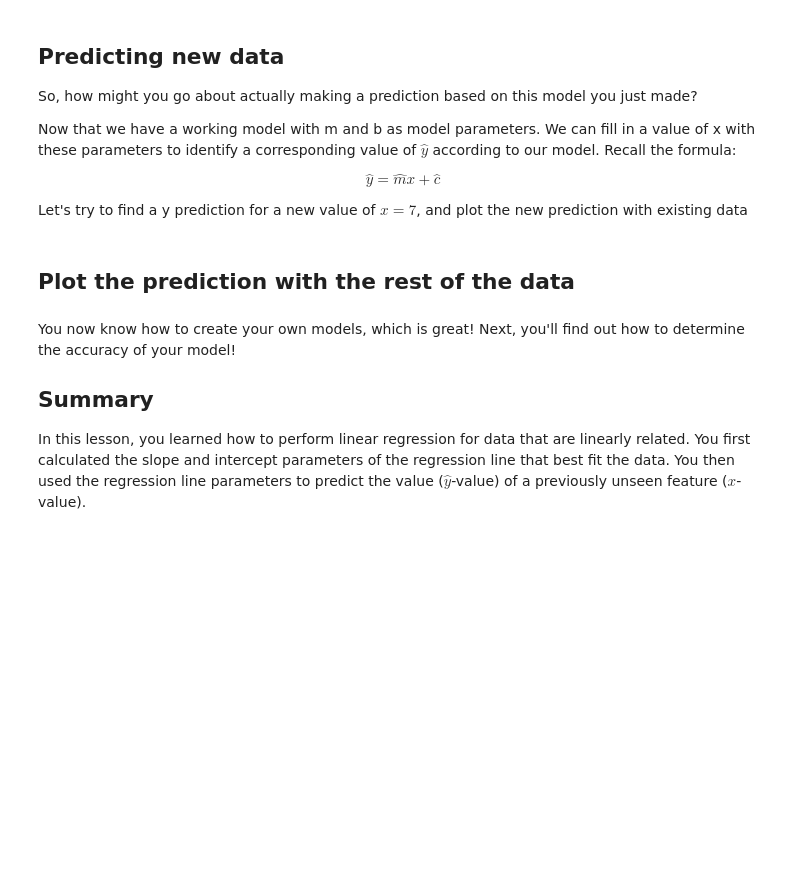
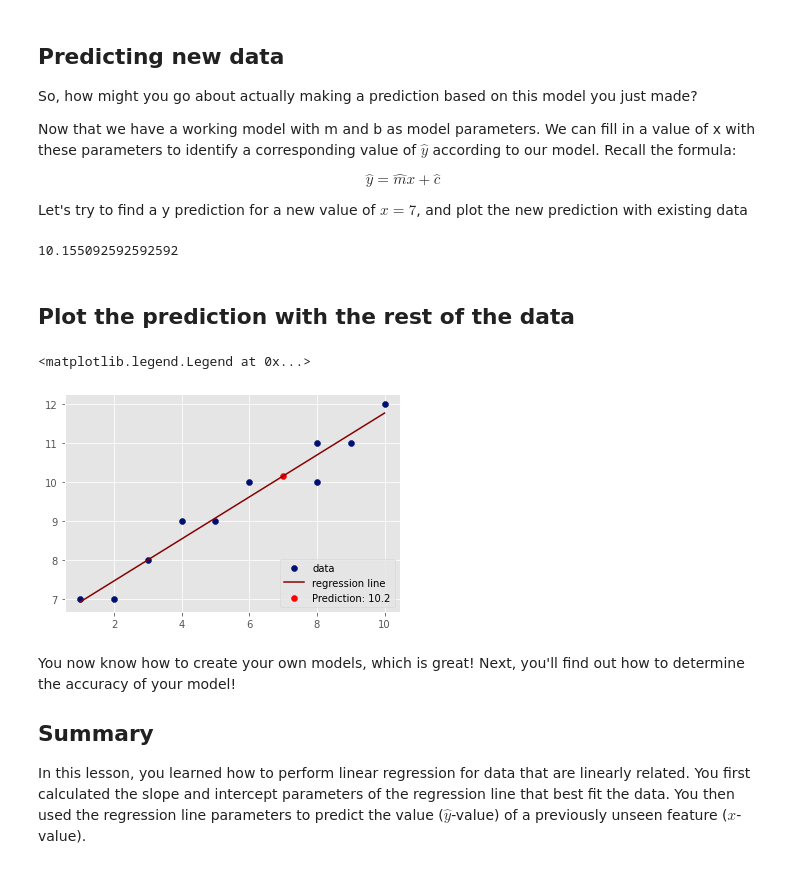
Before and after one commit to Giwanji/dsc-simple-linear-regression-lab, a Jupyter notebook: index.ipynb, the cells around one changed output. Cells and saved outputs as stored; diff of their text form; code cells hidden in the pictures; blank space fills up the shorter version.

```diff
--- a/index.ipynb
+++ b/index.ipynb
@@ -138,9 +144,11 @@ $$\hat y = \hat mx + \hat c$$
 Let's try to find a y prediction for a new value of $x = 7$, and plot the new prediction with existing data
 # %%
 x_new = 7
-y_predicted = None
+y_predicted = (m*x_new)+c
 y_predicted
 
 # 10.155092592592592
+# %% [output]
+10.155092592592592
 # %% [markdown]
 ## Plot the prediction with the rest of the data
@@ -149,3 +155,12 @@ y_predicted
+# %%
+# Plot as above and show the predicted value
+plt.scatter(X,Y,color='#000F72',label='data')
+plt.plot(X, regression_line, color='#880000', label='regression line')
+plt.scatter(x_new,y_predicted,color='r',label='Prediction: '+ str(np.round(y_predicted,1)))
+plt.legend(loc=4)
+# %% [output]
+<matplotlib.legend.Legend at 0x...>
+[figure, added]
 # %% [markdown]
 You now know how to create your own models, which is great! Next, you'll find out how to determine the accuracy of your model!
 
```
Also changed, not shown: parts of 4 cells of this notebook.
